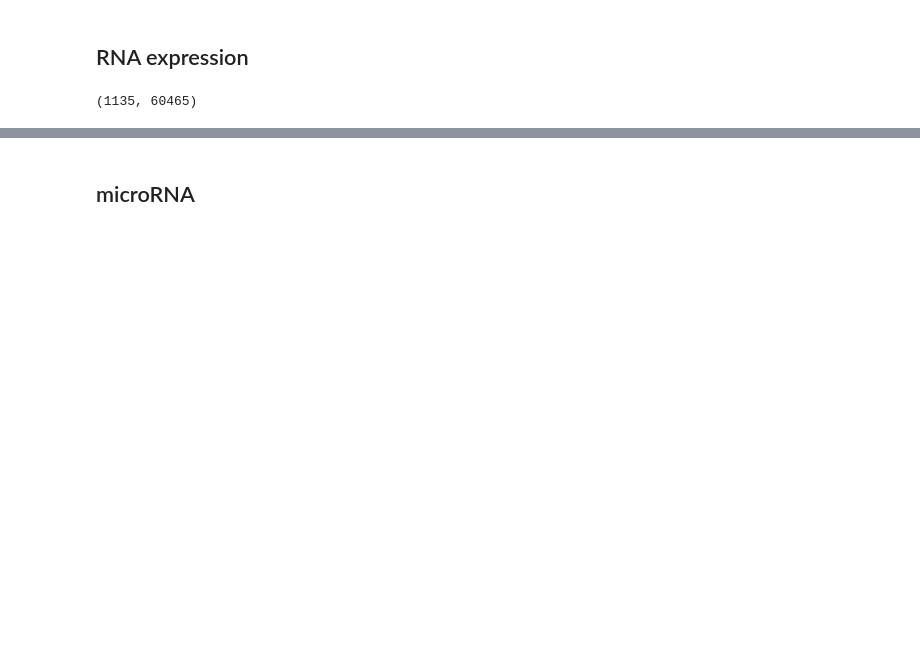
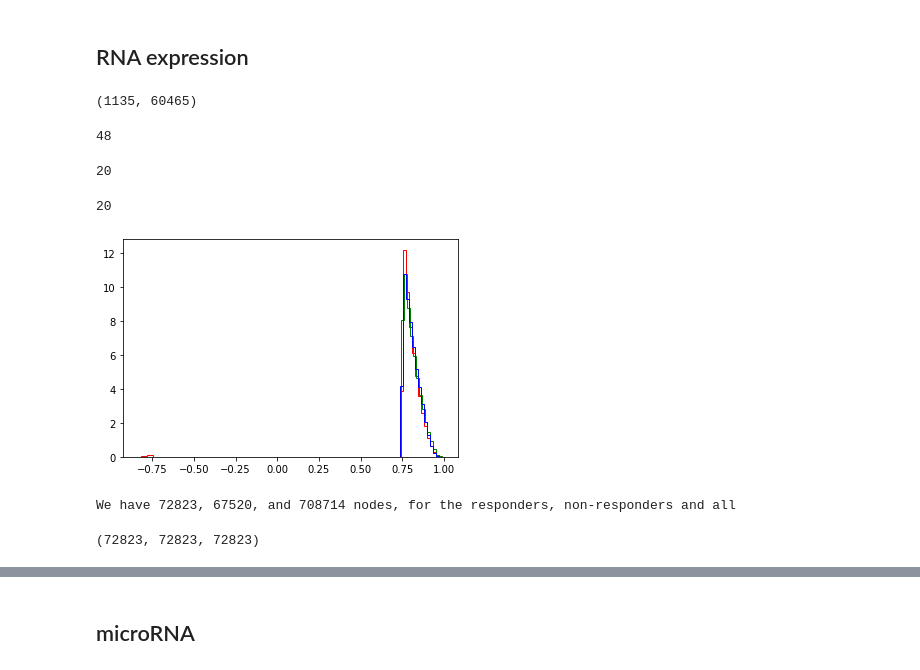
Before and after one commit to bramiozo/RexR, a Jupyter notebook: _hackathon2018/_notebooks/SurvivalDiff_RNA/Multi Omics Analysis.ipynb, the cells around one changed output, grey strips where cells are left out. Saved outputs shown, nothing was run; the diff lists cells and outputs as text; code cells hidden in the pictures; blank space fills up the shorter version.

```diff
--- a/_hackathon2018/_notebooks/SurvivalDiff_RNA/Multi Omics Analysis.ipynb
+++ b/_hackathon2018/_notebooks/SurvivalDiff_RNA/Multi Omics Analysis.ipynb
@@ -148,6 +202,8 @@ print(CNV.shape)
 # %%
 RNAex=pd.read_feather('hackathon_2/Lung_RNAex.feather')
 RNAex.set_index('index', inplace=True)
+RNAex_cols_all = RNAex.columns.tolist()
 print(RNAex.shape)
+keep_cols = RNAex.columns[(RNAex.mean()>0.1)]
 # %% [output]
 (1135, 60465)
@@ -155,0 +233,48 @@ scorr, ir, jr = iterative_self_correlator(RNAex.values, axis=0)
+# %%
+# correlation custom 1586 - 41.15 it/s
+# correlation scipy 1507 - 60 it/s
+# correlation sklearn
+RNAex_responders = RNAex.loc[RNAex.index.isin(samples_responders)]
+#keep_cols = RNAex.columns[(RNAex_responders.mean()>1)]
+
+RNAex_norm = StandardScaler().fit_transform(RNAex_responders.loc[:,keep_cols])
+scorr_responder, ir_responder, jr_responder = intra_correlator(RNAex_norm,
+                                                               min_corr=0.55,
+                                                               metric='correlation',
+                                                               axis=0)
+gc.collect()
+# %% [output]
+48
+# %%
+RNAex_nresponders = RNAex.loc[RNAex.index.isin(samples_non_responders)]
+#keep_cols = RNAex.columns[(RNAex_nresponders.mean()>1)]
+
+RNAex_norm = StandardScaler().fit_transform(RNAex_nresponders.loc[:,keep_cols])
+scorr_nresponder, ir_nresponder, jr_nresponder = intra_correlator(RNAex_norm,
+                                                               min_corr=0.55,
+                                                               metric='correlation',
+                                                               axis=0)
+gc.collect()
+# %% [output]
+20
+# %%
+RNAex_norm = StandardScaler().fit_transform(RNAex.loc[:,keep_cols])
+scorr_gen, ir_gen, jr_gen = intra_correlator(RNAex_norm, min_corr=0.55, metric='correlation', axis=0)
+gc.collect()
+# %% [output]
+20
+# %%
+plt.hist(scorr_responder, bins=100, histtype='step', color='r', density=True);
+plt.hist(scorr_nresponder, bins=100, histtype='step', color='g', density=True);
+plt.hist(scorr_gen, bins=100, histtype='step', color='b', density=True);
+# %% [output]
+[figure, added]
+# %%
+print(f'We have {len(scorr_responder)}, {len(scorr_nresponder)}, and {len(scorr_gen)} nodes, for the responders, \
+non-responders and all')
+# %% [output]
+We have 72823, 67520, and 708714 nodes, for the responders, non-responders and all
+# %%
+len(scorr_responder), len(ir_responder), len(jr_responder)
+# %% [output]
+(72823, 72823, 72823)
```
Also changed, not shown: parts of 26 cells of this notebook, 4 other files.
